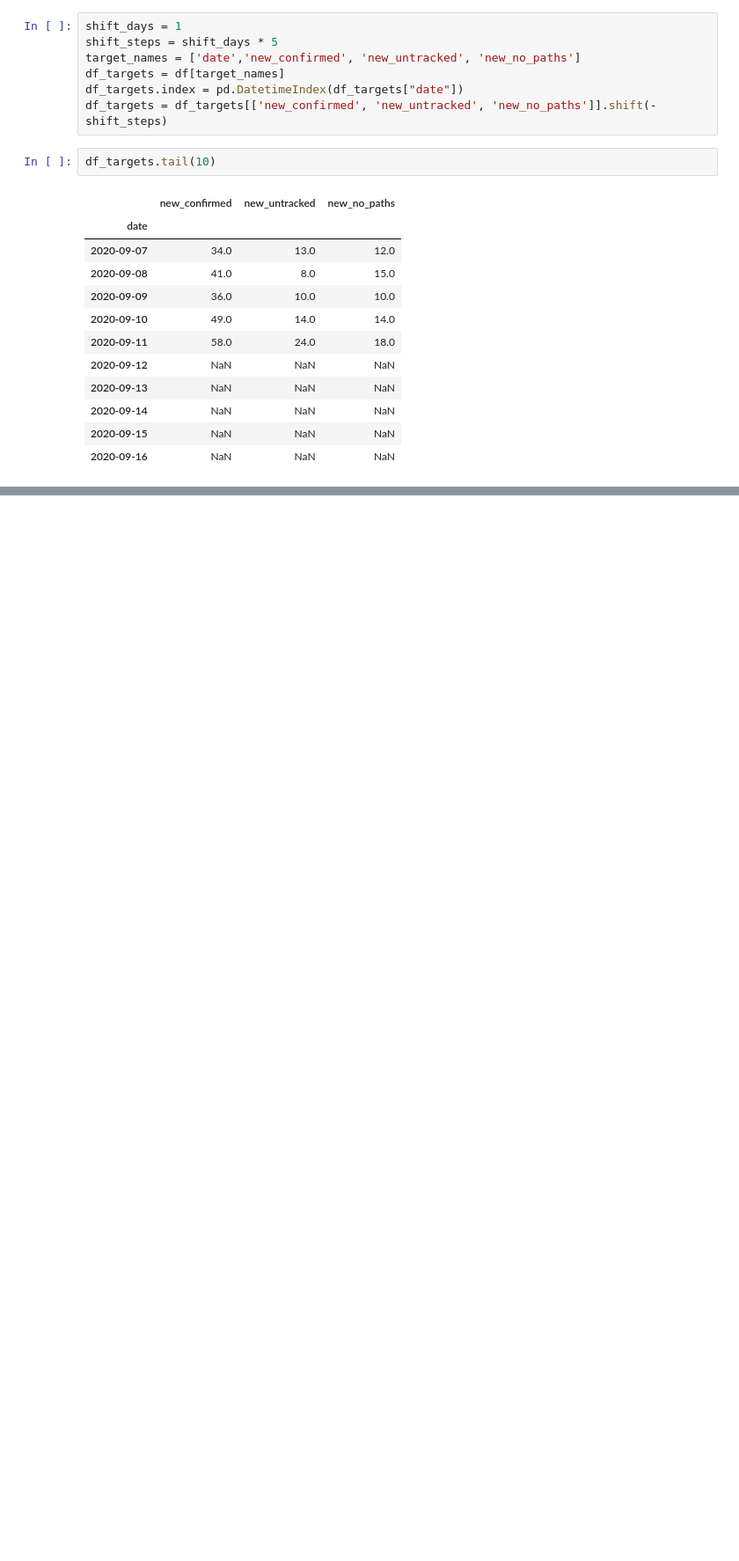
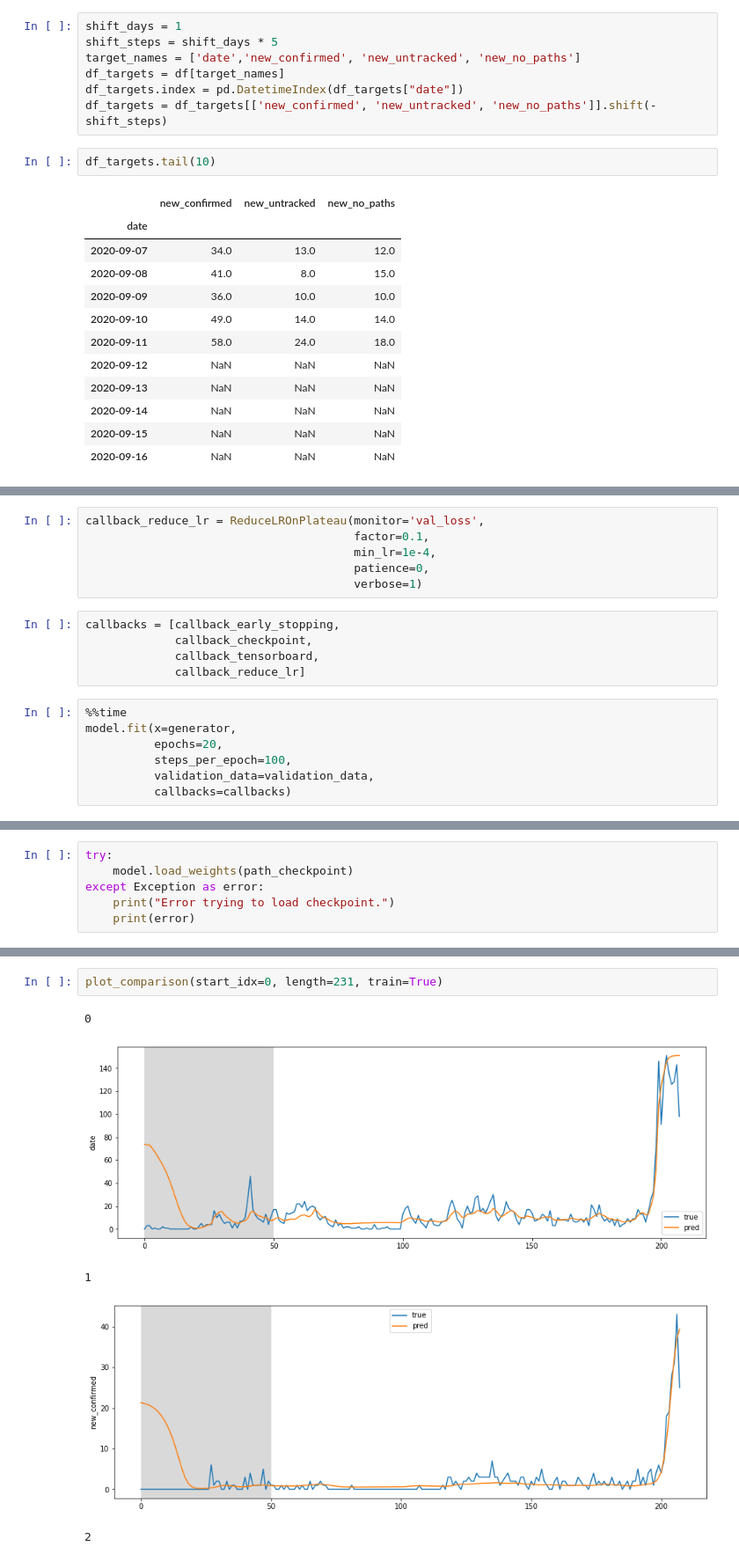
Before and after one commit to snoop2head/covid19_unknown_spread, a Jupyter notebook: forecast_seoul_covid19.ipynb, the cells around one changed output, grey strips where cells are left out. Shown at 88% size. Saved outputs shown, nothing was run; the diff lists cells and outputs as text; blank space fills up the shorter version.

```diff
--- a/forecast_seoul_covid19.ipynb
+++ b/forecast_seoul_covid19.ipynb
@@ -105,0 +341,18 @@ df_targets.tail(10)
+# %%
+callback_reduce_lr = ReduceLROnPlateau(monitor='val_loss',
+                                       factor=0.1,
+                                       min_lr=1e-4,
+                                       patience=0,
+                                       verbose=1)
+# %%
+callbacks = [callback_early_stopping,
+             callback_checkpoint,
+             callback_tensorboard,
+             callback_reduce_lr]
+# %%
+%%time
+model.fit(x=generator,
+          epochs=20,
+          steps_per_epoch=100,
+          validation_data=validation_data,
+          callbacks=callbacks)
@@ -105,0 +378,6 @@ df_targets.tail(10)
+# %%
+try:
+    model.load_weights(path_checkpoint)
+except Exception as error:
+    print("Error trying to load checkpoint.")
+    print(error)
@@ -105,0 +457,8 @@ df_targets.tail(10)
+# %%
+plot_comparison(start_idx=0, length=231, train=True)
+# %% [output]
+0
+[figure, added]
+1
+[figure, added]
+2
```
Also changed, not shown: parts of 50 cells of this notebook.
